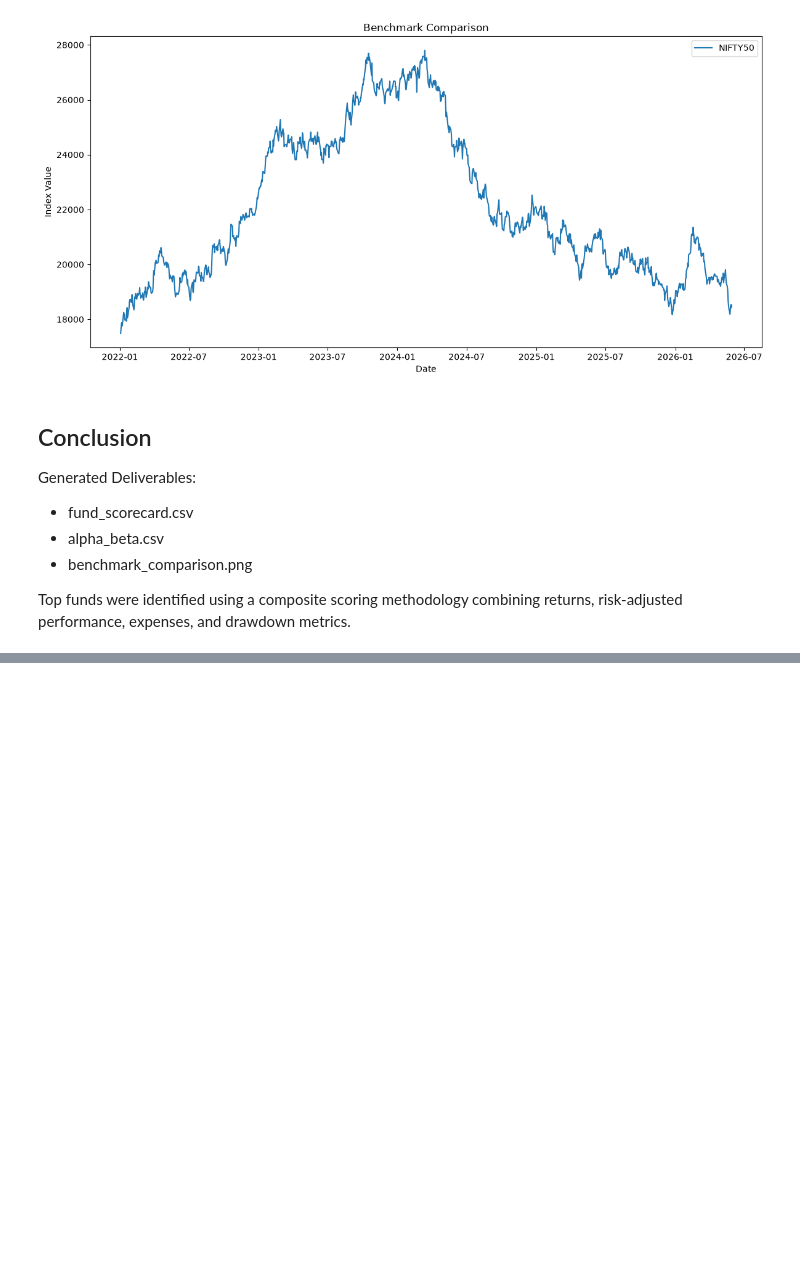
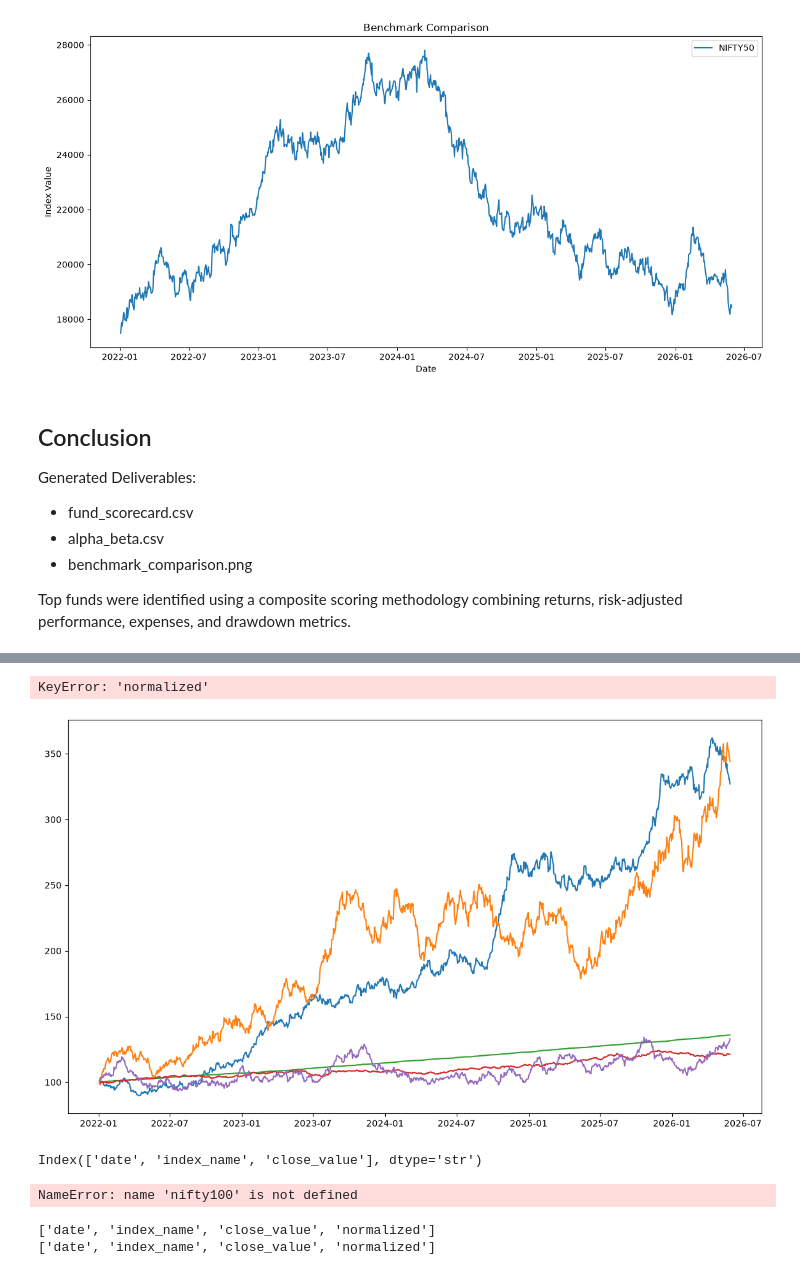
Before and after one commit to Manik-07/mutual-fund-analysis, a Jupyter notebook: notebooks/Performance_Analytics.ipynb, the cells around one changed output, grey strips where cells are left out. Saved outputs shown, nothing was run; the diff lists cells and outputs as text; code cells hidden in the pictures; blank space fills up the shorter version.

```diff
--- a/notebooks/Performance_Analytics.ipynb
+++ b/notebooks/Performance_Analytics.ipynb
@@ -392,0 +607,10 @@ Top funds were identified using a composite scoring methodology combining return
+# %%
+fund_map = perf_df[['amfi_code', 'scheme_name']].drop_duplicates()
+# %%
+nav_plot = nav_df.merge(
+    fund_map,
+    on='amfi_code',
+    how='left'
+)
+
+nav_plot.head()
@@ -392,0 +624,60 @@ Top funds were identified using a composite scoring methodology combining return
+# %%
+top5_nav = nav_plot[
+    nav_plot['scheme_name'].isin(top5_names)
+].copy()
+
+top5_nav['normalized_nav'] = (
+    top5_nav.groupby('scheme_name')['nav']
+    .transform(lambda x: x / x.iloc[0] * 100)
+)
+# %%
+import matplotlib.pyplot as plt
+
+plt.figure(figsize=(14,8))
+
+for fund in top5_names:
+    temp = top5_nav[top5_nav['scheme_name'] == fund]
+
+    plt.plot(
+        temp['date'],
+        temp['normalized_nav'],
+        label=fund[:30]
+    )
+
+plt.plot(
+    nifty50['date'],
+    nifty50['normalized'],
+    linewidth=3,
+    label='NIFTY50'
+)
+
+plt.plot(
+    nifty100['date'],
+    nifty100['normalized'],
+    linewidth=3,
+    label='NIFTY100'
+)
+
+plt.title('Top 5 Funds vs NIFTY50 vs NIFTY100')
+plt.xlabel('Date')
+plt.ylabel('Normalized Value (Base=100)')
+plt.legend()
+plt.grid(True)
+
+plt.savefig(
+    "../reports/benchmark_comparison.png",
+    bbox_inches="tight"
+)
+
+plt.show()
+# %% [output]
+KeyError: 'normalized'
+[figure, added]
+# %%
+nifty50.columns
+# %% [output]
+Index(['date', 'index_name', 'close_value'], dtype='str')
+# %%
+nifty100.columns
+# %% [output]
+NameError: name 'nifty100' is not defined
@@ -392,0 +702,6 @@ Top funds were identified using a composite scoring methodology combining return
+# %%
+print(nifty50.columns.tolist())
+print(nifty100.columns.tolist())
+# %% [output]
+['date', 'index_name', 'close_value', 'normalized']
+['date', 'index_name', 'close_value', 'normalized']
```
Also changed, not shown: parts of 37 cells of this notebook, 4 other files.
